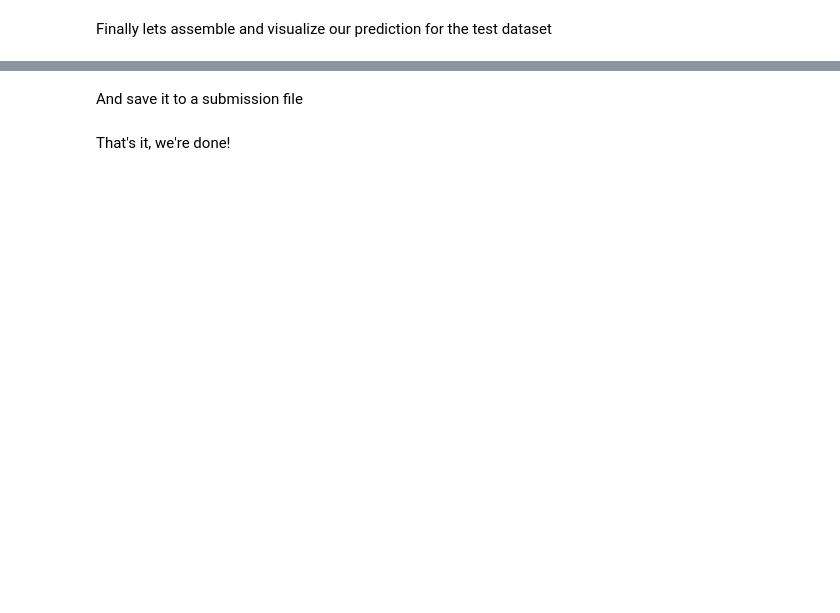
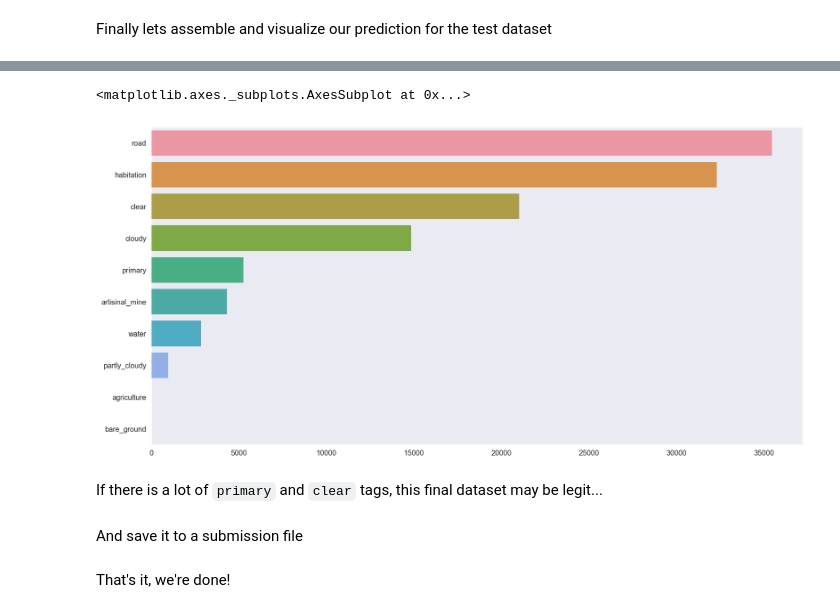
Before and after one commit to EKami/planet-amazon-deforestation, a Jupyter notebook: notebooks/amazon_forest_notebook.ipynb, the cells around one changed output, grey strips where cells are left out. Drawn from its saved outputs; the diff is of its cells as text; code cells hidden in the pictures; blank space fills up the shorter version.

```diff
--- a/notebooks/amazon_forest_notebook.ipynb
+++ b/notebooks/amazon_forest_notebook.ipynb
@@ -193,3 +226,12 @@ final_df.head()
+# %%
+tags_s = pd.Series(list(chain.from_iterable(predictions))).value_counts()
+fig, ax = plt.subplots(figsize=(16, 8))
+sns.barplot(x=tags_s, y=tags_s.index, orient='h')
+# %% [output]
+<matplotlib.axes._subplots.AxesSubplot at 0x...>
+[figure, added]
+# %% [markdown]
+If there is a lot of `primary` and `clear` tags, this final dataset may be legit...
 # %% [markdown]
 And save it to a submission file
 # %%
```
Also changed, not shown: parts of 21 cells of this notebook, 2 other files.
